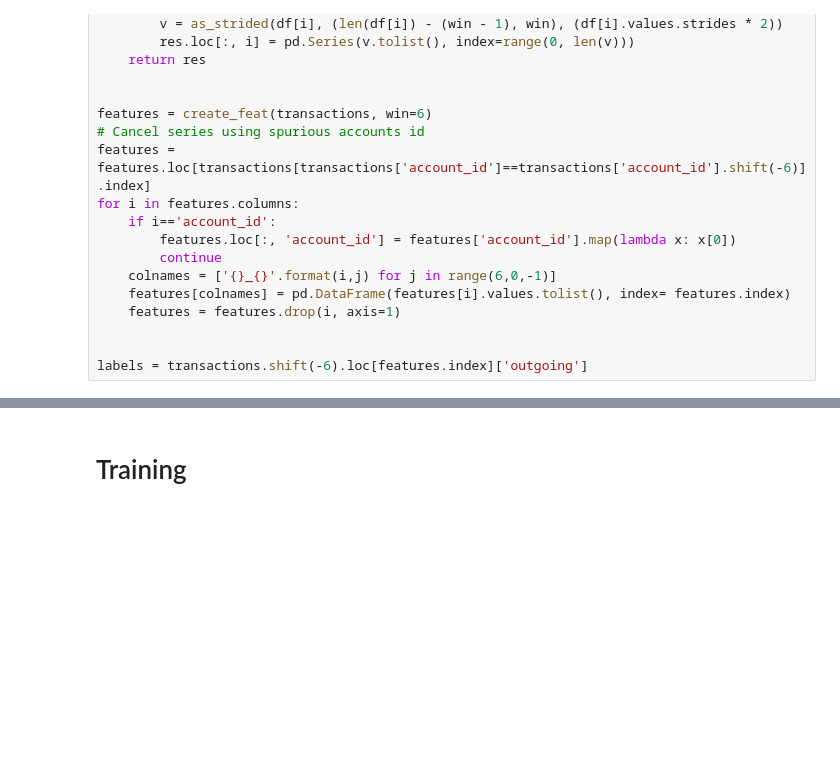
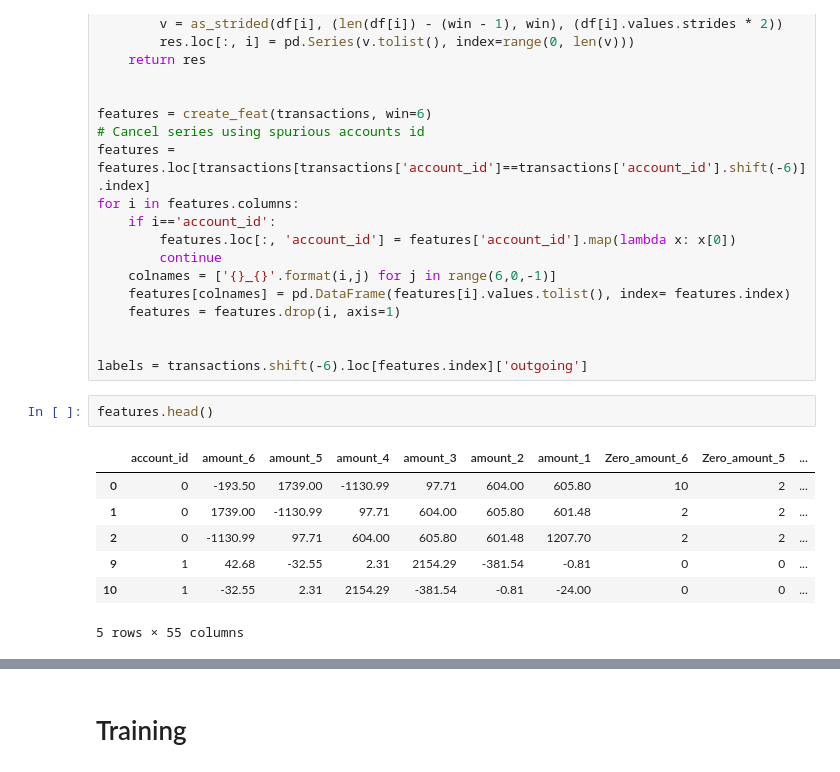
Before and after one commit to pcumani/MansaGroupTest, a Jupyter notebook: datascience/notebook/Time series - exploratory analysis and optimization.ipynb, the cells around one changed output, grey strips where cells are left out. Cells and saved outputs as stored; diff of their text form; blank space fills up the shorter version.

```diff
--- a/datascience/notebook/Time series - exploratory analysis.ipynb
+++ b/datascience/notebook/Time series - exploratory analysis and optimization.ipynb
@@ -267,3 +266,13 @@ for i in features.columns:
 
 
 labels = transactions.shift(-6).loc[features.index]['outgoing']
+# %%
+features.head()
+# %% [output]
+|  | account_id | amount_6 | amount_5 | amount_4 | amount_3 | amount_2 | amount_1 | Zero_amount_6 | Zero_amount_5 | ... |
+| 0 | 0 | -193.50 | 1739.00 | -1130.99 | 97.71 | 604.00 | 605.80 | 10 | 2 | ... |
+| 1 | 0 | 1739.00 | -1130.99 | 97.71 | 604.00 | 605.80 | 601.48 | 2 | 2 | ... |
+| 2 | 0 | -1130.99 | 97.71 | 604.00 | 605.80 | 601.48 | 1207.70 | 2 | 2 | ... |
+| 9 | 1 | 42.68 | -32.55 | 2.31 | 2154.29 | -381.54 | -0.81 | 0 | 0 | ... |
+| 10 | 1 | -32.55 | 2.31 | 2154.29 | -381.54 | -0.81 | -24.00 | 0 | 0 | ... |
+5 rows × 55 columns
```
Also changed, not shown: parts of 19 cells of this notebook.
